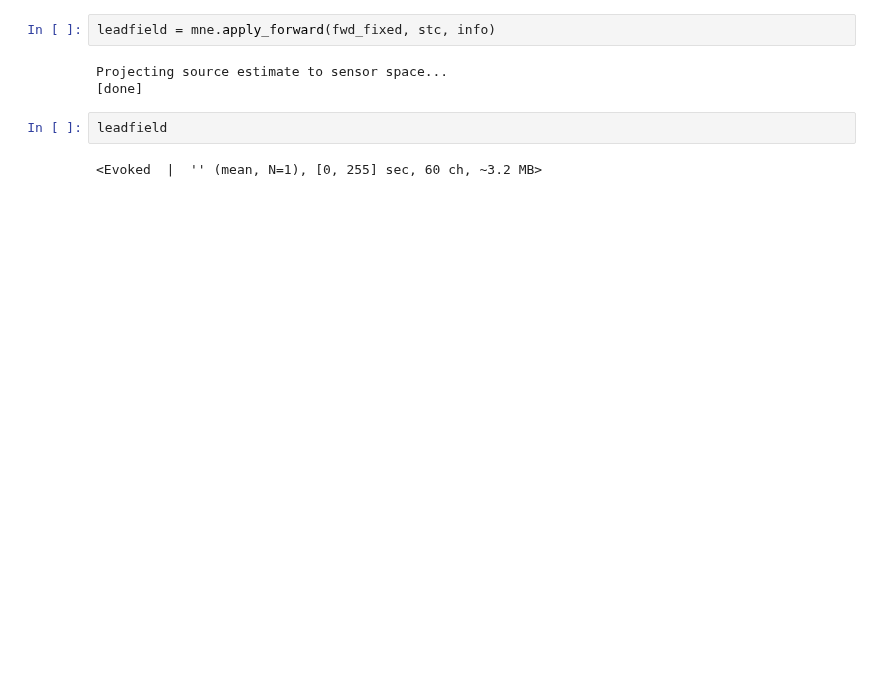
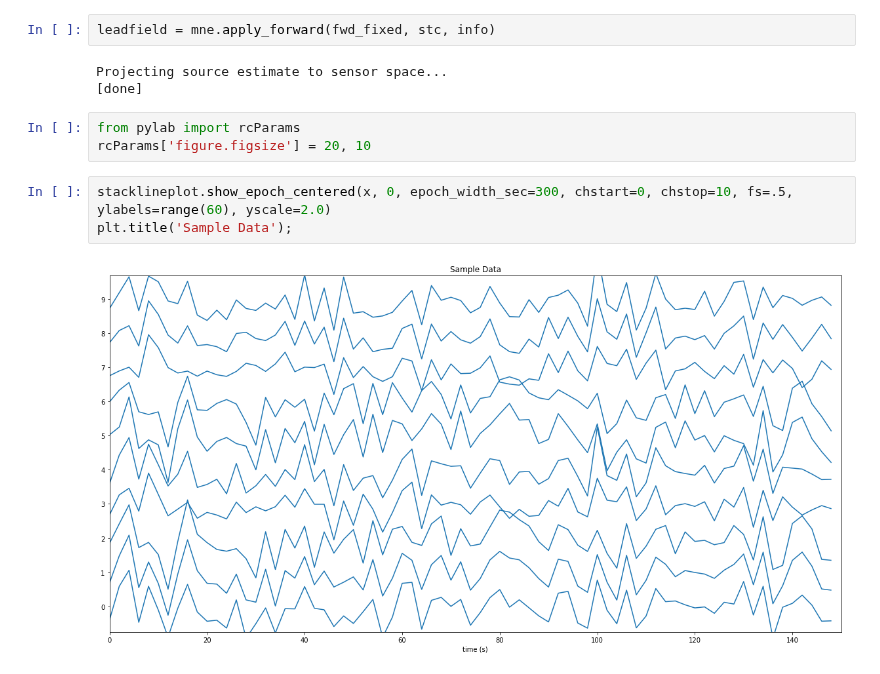
Before and after one commit to DanielLongo/eegML, a Jupyter notebook: forward_model/generate_eeg_data.ipynb, the cells around one changed output. Drawn from its saved outputs; the diff is of its cells as text; blank space fills up the shorter version.

```diff
--- a/forward_model/generate_eeg_data.ipynb
+++ b/forward_model/generate_eeg_data.ipynb
@@ -73,7 +74,11 @@ leadfield = mne.apply_forward(fwd_fixed, stc, info)
 # %% [output]
 Projecting source estimate to sensor space...
 [done]
-# %%
-leadfield
-# %% [output]
-<Evoked  |  '' (mean, N=1), [0, 255] sec, 60 ch, ~3.2 MB>
+# %%
+from pylab import rcParams
+rcParams['figure.figsize'] = 20, 10
+# %%
+stacklineplot.show_epoch_centered(x, 0, epoch_width_sec=300, chstart=0, chstop=10, fs=.5, ylabels=range(60), yscale=2.0)
+plt.title('Sample Data');
+# %% [output]
+[figure, added]
```
Also changed, not shown: parts of 19 cells of this notebook, 2 other files.
